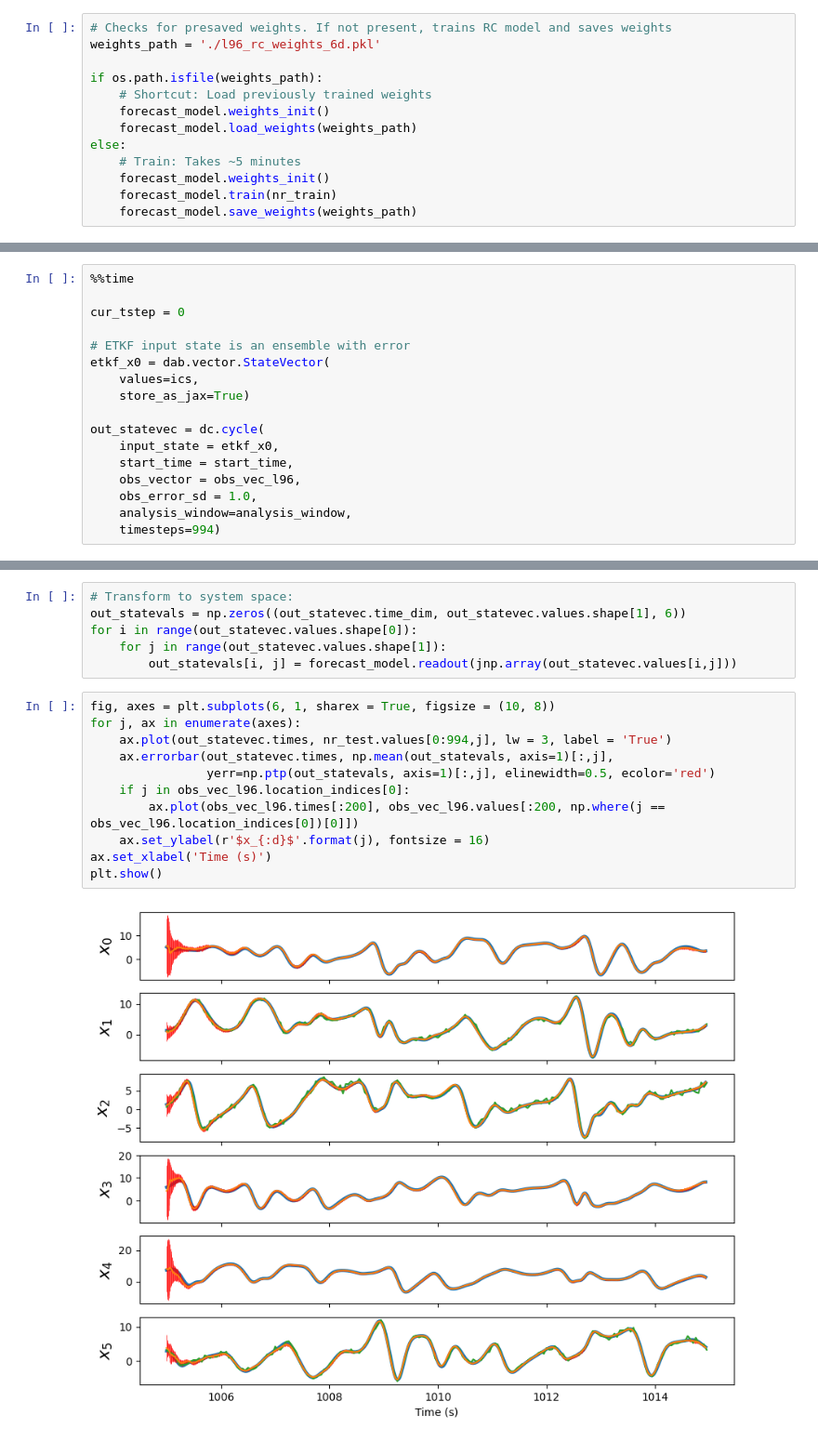
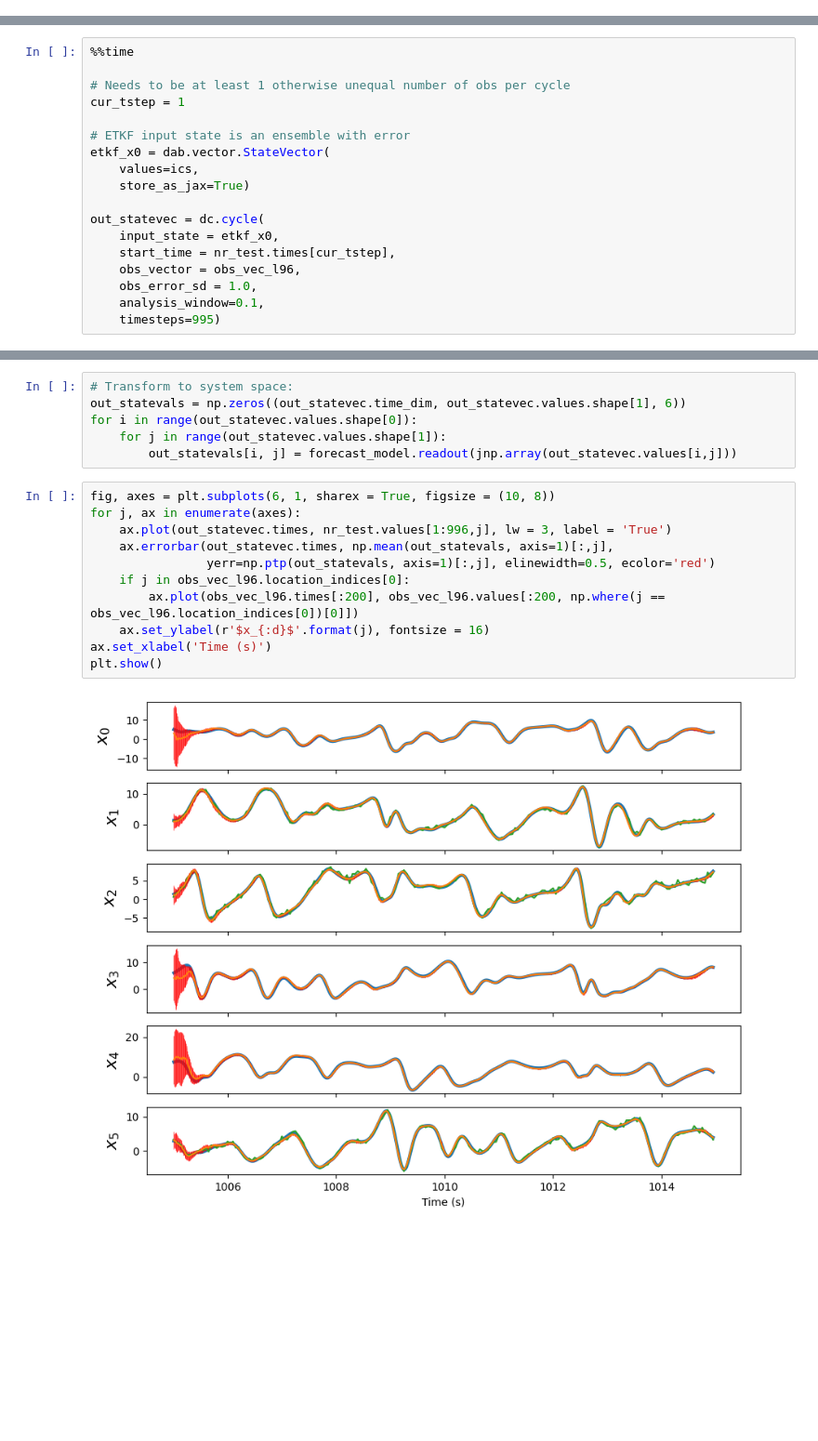
Before and after one commit to StevePny/DataAssimBench-Examples, a Jupyter notebook: examples/da_cycler/3-ETKF-Lorenz96-ReservoirComputing.ipynb, the cells around one changed output, grey strips where cells are left out. Shown at 93% size. Saved outputs shown, nothing was run; the diff lists cells and outputs as text; blank space fills up the shorter version.

```diff
--- a/examples/da_cycler/3-ETKF-Lorenz96-ReservoirComputing.ipynb
+++ b/examples/da_cycler/3-ETKF-Lorenz96-ReservoirComputing.ipynb
@@ -57,16 +56,3 @@ forecast_model = dab.model.RCModel(system_dim=6,
                 spectral_radius = 0.1,
                 leak_rate=0.7,
                 log_beta=-18.41)
-# %%
-# Checks for presaved weights. If not present, trains RC model and saves weights
-weights_path = './l96_rc_weights_6d.pkl'
-
-if os.path.isfile(weights_path):
-    # Shortcut: Load previously trained weights
-    forecast_model.weights_init()
-    forecast_model.load_weights(weights_path)
-else:
-    # Train: Takes ~5 minutes
-    forecast_model.weights_init()
-    forecast_model.train(nr_train)
-    forecast_model.save_weights(weights_path)
@@ -121,7 +117,8 @@ delta_t = 0.01
 # %%
 %%time
 
-cur_tstep = 0
+# Needs to be at least 1 otherwise unequal number of obs per cycle
+cur_tstep = 1
 
 # ETKF input state is an ensemble with error
 etkf_x0 = dab.vector.StateVector(
@@ -130,9 +127,9 @@ etkf_x0 = dab.vector.StateVector(
 
 out_statevec = dc.cycle(
     input_state = etkf_x0,
-    start_time = start_time,
+    start_time = nr_test.times[cur_tstep],
     obs_vector = obs_vec_l96,
     obs_error_sd = 1.0,
-    analysis_window=analysis_window,
-    timesteps=994)
+    analysis_window=0.1,
+    timesteps=995)
 # %% [output]
@@ -149,13 +146,13 @@ for i in range(out_statevec.values.shape[0]):
 # %%
 fig, axes = plt.subplots(6, 1, sharex = True, figsize = (10, 8))
 for j, ax in enumerate(axes):
-    ax.plot(out_statevec.times, nr_test.values[0:994,j], lw = 3, label = 'True')
+    ax.plot(out_statevec.times, nr_test.values[1:996,j], lw = 3, label = 'True')
     ax.errorbar(out_statevec.times, np.mean(out_statevals, axis=1)[:,j],
                 yerr=np.ptp(out_statevals, axis=1)[:,j], elinewidth=0.5, ecolor='red')
     if j in obs_vec_l96.location_indices[0]:
         ax.plot(obs_vec_l96.times[:200], obs_vec_l96.values[:200, np.where(j == obs_vec_l96.location_indices[0])[0]])
     ax.set_ylabel(r'$x_{:d}$'.format(j), fontsize = 16)
 ax.set_xlabel('Time (s)')
 plt.show()
 # %% [output]
-[figure, old version]
+[figure, new version]
```
Also changed, not shown: parts of 4 cells of this notebook, 6 other files.
